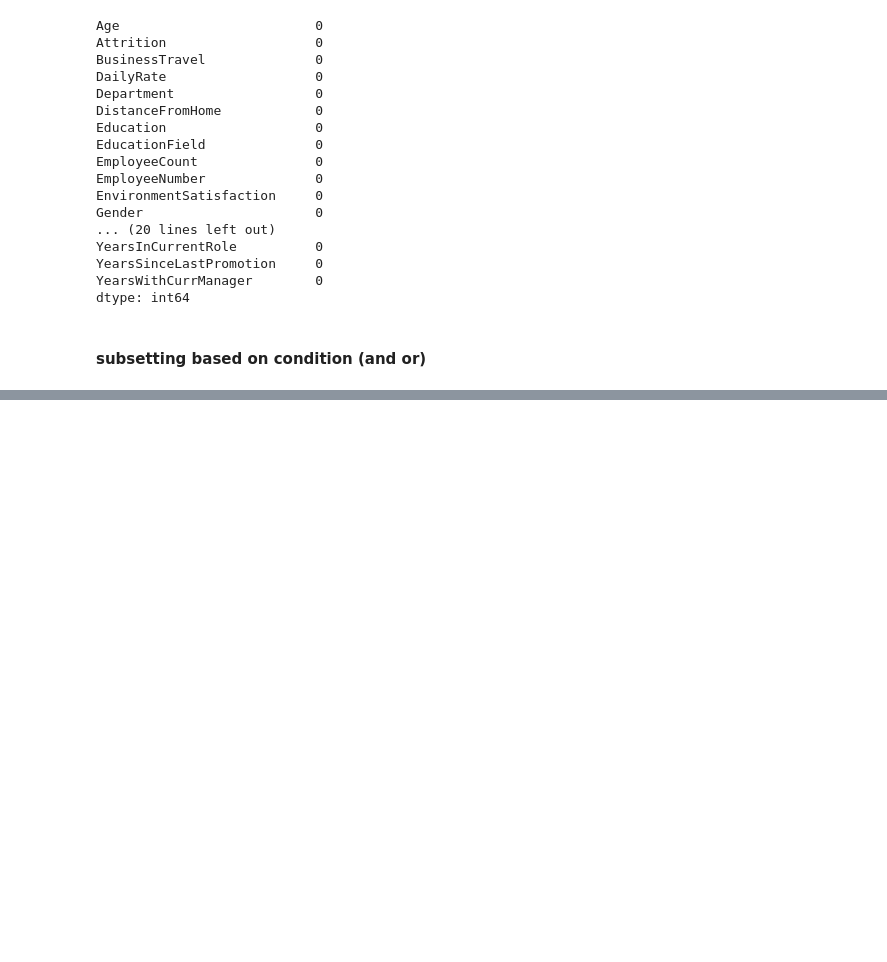
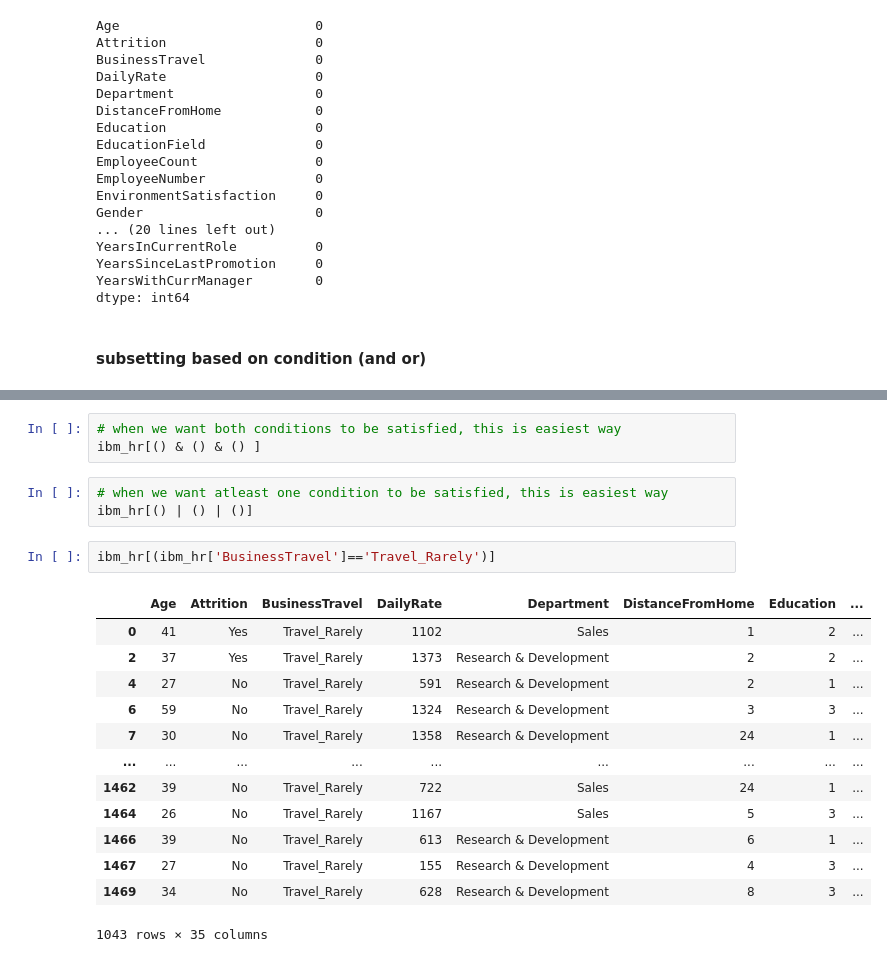
Before and after one commit to sanjeev-kallepalli/training, a Jupyter notebook: pandas.ipynb, the cells around one changed output, grey strips where cells are left out. Saved outputs shown, nothing was run; the diff lists cells and outputs as text; blank space fills up the shorter version.

```diff
--- a/pandas.ipynb
+++ b/pandas.ipynb
@@ -725,0 +665,22 @@ dtype: int64
+# %%
+# when we want both conditions to be satisfied, this is easiest way
+ibm_hr[() & () & () ]
+# %%
+# when we want atleast one condition to be satisfied, this is easiest way
+ibm_hr[() | () | ()]
+# %%
+ibm_hr[(ibm_hr['BusinessTravel']=='Travel_Rarely')]
+# %% [output]
+|  | Age | Attrition | BusinessTravel | DailyRate | Department | DistanceFromHome | Education | ... |
+| 0 | 41 | Yes | Travel_Rarely | 1102 | Sales | 1 | 2 | ... |
+| 2 | 37 | Yes | Travel_Rarely | 1373 | Research & Development | 2 | 2 | ... |
+| 4 | 27 | No | Travel_Rarely | 591 | Research & Development | 2 | 1 | ... |
+| 6 | 59 | No | Travel_Rarely | 1324 | Research & Development | 3 | 3 | ... |
+| 7 | 30 | No | Travel_Rarely | 1358 | Research & Development | 24 | 1 | ... |
+| ... | ... | ... | ... | ... | ... | ... | ... | ... |
+| 1462 | 39 | No | Travel_Rarely | 722 | Sales | 24 | 1 | ... |
+| 1464 | 26 | No | Travel_Rarely | 1167 | Sales | 5 | 3 | ... |
+| 1466 | 39 | No | Travel_Rarely | 613 | Research & Development | 6 | 1 | ... |
+| 1467 | 27 | No | Travel_Rarely | 155 | Research & Development | 4 | 3 | ... |
+| 1469 | 34 | No | Travel_Rarely | 628 | Research & Development | 8 | 3 | ... |
+1043 rows × 35 columns
```
Also changed, not shown: parts of 39 cells of this notebook, 3 other files.
